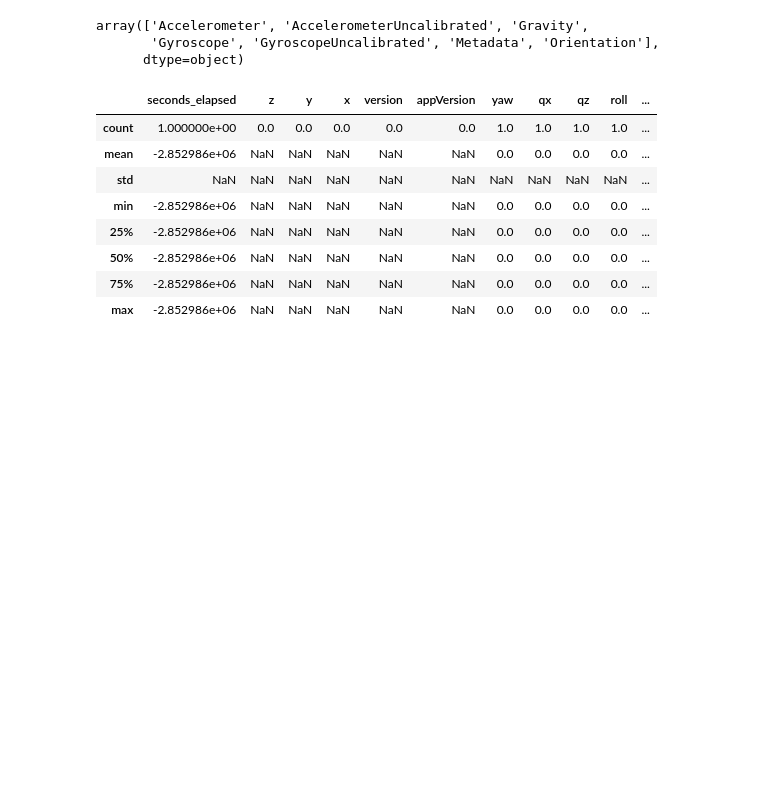
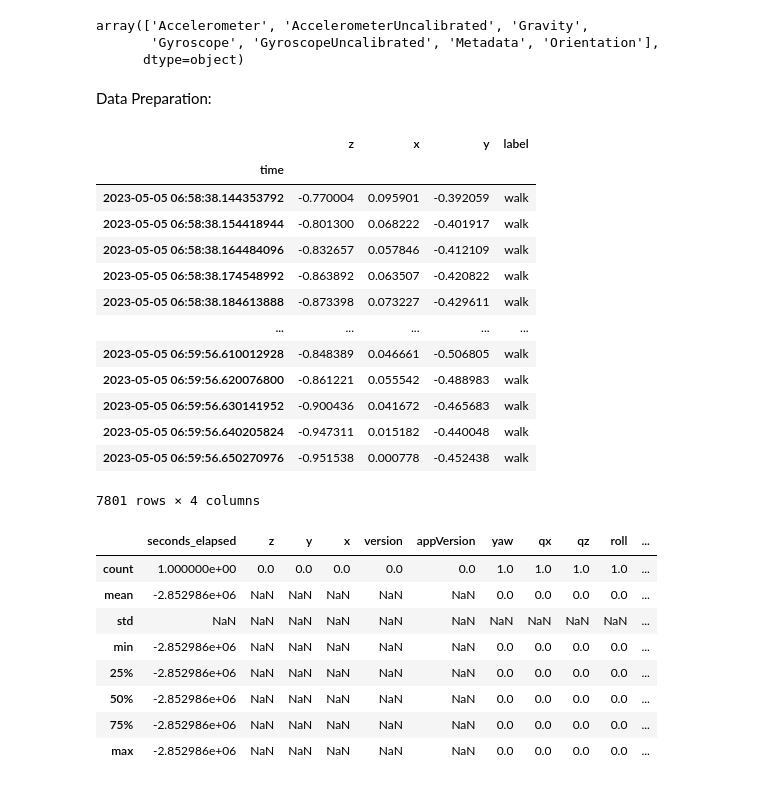
Before and after one commit to prizyou/Lexicon-Legends, a Jupyter notebook: proofConceptFALL.ipynb, the cells around one changed output. Drawn from its saved outputs; the diff is of its cells as text; code cells hidden in the pictures; blank space fills up the shorter version.

```diff
--- a/proofConceptFALL.ipynb
+++ b/proofConceptFALL.ipynb
@@ -74,6 +74,29 @@ df_testFall_gyro = df_testFall[df_testFall['sensor'] == 'GyroscopeUncalibrated']
 df_walk_or = df_walk[df_walk['sensor'] == 'Orientation']
 df_fall_or = df_fall[df_fall['sensor'] == 'Orientation']
 df_testFall_or = df_testFall[df_testFall['sensor'] == 'Orientation']
+# %% [markdown]
+Data Preparation:
+# %%
+df_walk_acc.dropna(inplace=True)
+df_fall_acc.dropna(inplace=True)
+
+
+df
+# %% [output]
+|  | z | x | y | label |
+| time |  |  |  |  |
+| 2023-05-05 06:58:38.144353792 | -0.770004 | 0.095901 | -0.392059 | walk |
+| 2023-05-05 06:58:38.154418944 | -0.801300 | 0.068222 | -0.401917 | walk |
+| 2023-05-05 06:58:38.164484096 | -0.832657 | 0.057846 | -0.412109 | walk |
+| 2023-05-05 06:58:38.174548992 | -0.863892 | 0.063507 | -0.420822 | walk |
+| 2023-05-05 06:58:38.184613888 | -0.873398 | 0.073227 | -0.429611 | walk |
+| ... | ... | ... | ... | ... |
+| 2023-05-05 06:59:56.610012928 | -0.848389 | 0.046661 | -0.506805 | walk |
+| 2023-05-05 06:59:56.620076800 | -0.861221 | 0.055542 | -0.488983 | walk |
+| 2023-05-05 06:59:56.630141952 | -0.900436 | 0.041672 | -0.465683 | walk |
+| 2023-05-05 06:59:56.640205824 | -0.947311 | 0.015182 | -0.440048 | walk |
+| 2023-05-05 06:59:56.650270976 | -0.951538 | 0.000778 | -0.452438 | walk |
+7801 rows × 4 columns
 # %%
 df_fall_or.describe()
 # %% [output]
```
